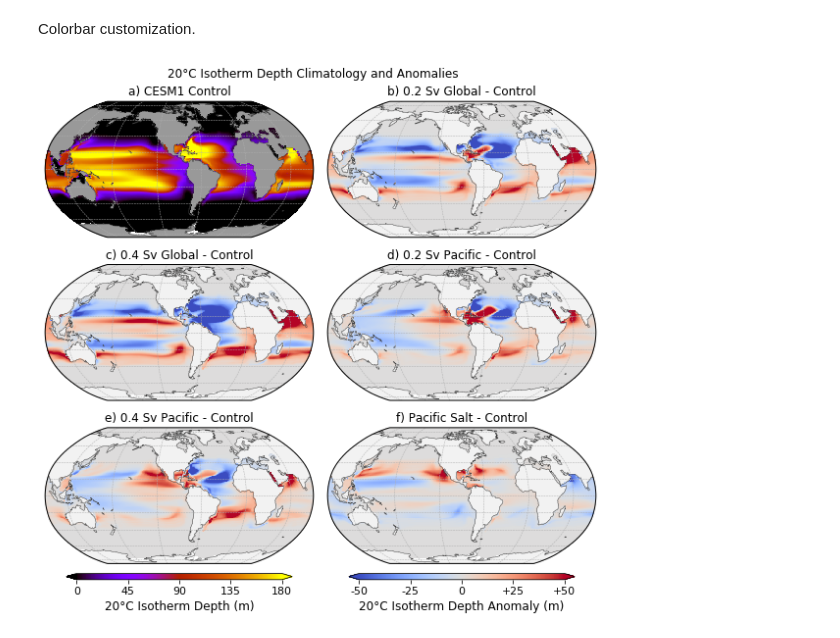
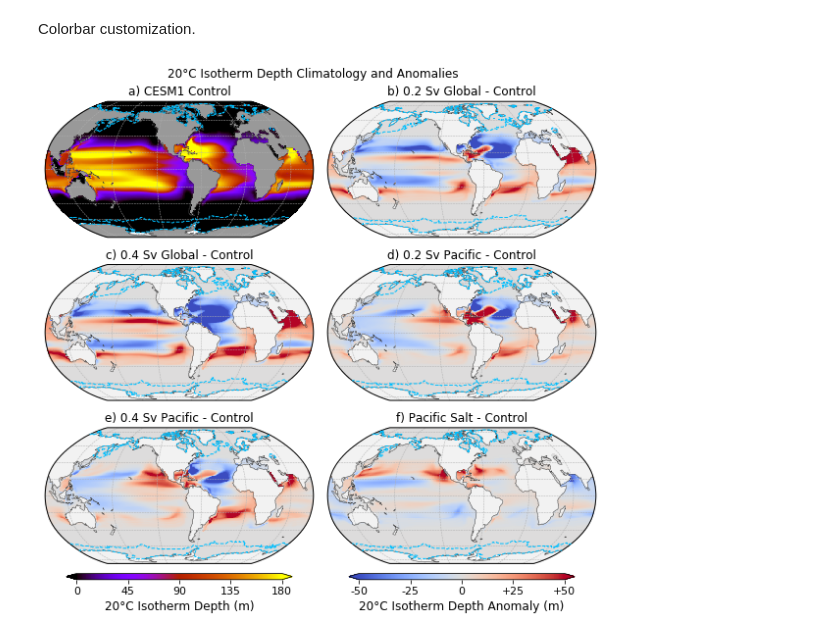
Before and after one commit to mariajmolina/climatico, a Jupyter notebook: notebooks/figures/fig4_mean_isotherms.ipynb, the cells around one changed output. Cells and saved outputs as stored; diff of their text form; code cells hidden in the pictures.

Commit message:
updated figures for peer review

```diff
--- a/notebooks/figures/fig4_mean_isotherms.ipynb
+++ b/notebooks/figures/fig4_mean_isotherms.ipynb
@@ -73,6 +72,7 @@ Grab SSTs for periods of interest. CESM1 control, AMOC collapse, and PMOC active
 ds_g02sv = xr.open_mfdataset(f'{directory_data}{file_g02sv}', combine='by_coords')
 # fix time coords
 ds_g02sv = ds_g02sv.assign_coords(time=ds_g02sv.coords['time'] - timedelta(days=17))
+seaice_g02sv = xr.where(ds_g02sv.isel(z_t=0)['SST'].min('time')<=-1.8,1,0).values
 # grab lat lon for later
 lat = ds_g02sv['lat'].values
 lon = ds_g02sv['lon'].values
@@ -83,6 +83,7 @@ ds_g02sv = ds_g02sv.isel(z_t=0)['SST'].sel(time=slice(cftime.DatetimeNoLeap(
 ds_g04sv = xr.open_mfdataset(f'{directory_data}{file_g04sv}', combine='by_coords')
 # fix time coords
 ds_g04sv = ds_g04sv.assign_coords(time=ds_g04sv.coords['time'] - timedelta(days=17))
+seaice_g04sv = xr.where(ds_g04sv.isel(z_t=0)['SST'].min('time')<=-1.8,1,0).values
 # extract amoc collapse period
 ds_g04sv = ds_g04sv.isel(z_t=0)['SST'].sel(time=slice(cftime.DatetimeNoLeap(
     201, 1, 1, 0, 0),cftime.DatetimeNoLeap(501, 1, 1, 0, 0))).resample(time='AS').mean(skipna=True).mean(dim=['time'],skipna=True).values
@@ -90,6 +91,7 @@ ds_g04sv = ds_g04sv.isel(z_t=0)['SST'].sel(time=slice(cftime.DatetimeNoLeap(
 ds_p02sv = xr.open_mfdataset(f'{directory_data}{file_p02sv}', combine='by_coords')
 # fix time coords
 ds_p02sv = ds_p02sv.assign_coords(time=ds_p02sv.coords['time'] - timedelta(days=17))
+seaice_p02sv = xr.where(ds_p02sv.isel(z_t=0)['SST'].min('time')<=-1.8,1,0).values
 # extract amoc collapse period
 ds_p02sv = ds_p02sv.isel(z_t=0)['SST'].sel(time=slice(cftime.DatetimeNoLeap(
     201, 1, 1, 0, 0),cftime.DatetimeNoLeap(501, 1, 1, 0, 0))).resample(time='AS').mean(skipna=True).mean(dim=['time'],skipna=True).values
@@ -97,6 +99,7 @@ ds_p02sv = ds_p02sv.isel(z_t=0)['SST'].sel(time=slice(cftime.DatetimeNoLeap(
 ds_p04sv = xr.open_mfdataset(f'{directory_data}{file_p04sv}', combine='by_coords')
 # fix time coords
 ds_p04sv = ds_p04sv.assign_coords(time=ds_p04sv.coords['time'] - timedelta(days=17))
+seaice_p04sv = xr.where(ds_p04sv.isel(z_t=0)['SST'].min('time')<=-1.8,1,0).values
 # extract amoc collapse period
 ds_p04sv = ds_p04sv.isel(z_t=0)['SST'].sel(time=slice(cftime.DatetimeNoLeap(
     201, 1, 1, 0, 0),cftime.DatetimeNoLeap(501, 1, 1, 0, 0))).resample(time='AS').mean(skipna=True).mean(dim=['time'],skipna=True).values
@@ -104,6 +107,7 @@ ds_p04sv = ds_p04sv.isel(z_t=0)['SST'].sel(time=slice(cftime.DatetimeNoLeap(
 ds_psalt = xr.open_mfdataset(f'{directory_data}{file_psalt}', combine='by_coords')
 # fix time coords
 ds_psalt = ds_psalt.assign_coords(time=ds_psalt.coords['time'] - timedelta(days=17))
+seaice_psalt = xr.where(ds_psalt.isel(z_t=0)['SST'].min('time')<=-1.8,1,0).values
 # extract pmoc active period
 ds_psalt = ds_psalt.isel(z_t=0)['SST'].sel(time=slice(cftime.DatetimeNoLeap(
     101, 1, 1, 0, 0),cftime.DatetimeNoLeap(251, 1, 1, 0, 0))).resample(time='AS').mean(skipna=True).mean(dim=['time'],skipna=True).values
@@ -111,6 +115,7 @@ ds_psalt = ds_psalt.isel(z_t=0)['SST'].sel(time=slice(cftime.DatetimeNoLeap(
 ds_cntrl = xr.open_mfdataset(f'{directory_data}{file_cntrl}', combine='by_coords')
 # fix time coords
 ds_cntrl = ds_cntrl.assign_coords(time=ds_cntrl.coords['time'] - timedelta(days=17))
+seaice_cntrl = xr.where(ds_cntrl.isel(z_t=0)['SST'].min('time')<=-1.8,1,0).values
 # extract equivalent control
 ds_cntrl = ds_cntrl.isel(z_t=0)['SST'].sel(time=slice(cftime.DatetimeNoLeap(
     800, 1, 1, 0, 0),cftime.DatetimeNoLeap(1600, 1, 1, 0, 0))).resample(time='AS').mean(skipna=True).mean(dim=['time'],skipna=True).values
@@ -290,6 +295,10 @@ ax1.set_title('a) CESM1 Control', fontsize=12)
 data, lons = add_cyclic_point(cntrl_20c * 0.01, coord=lon)
 cs1 = ax1.pcolormesh(lons, lat, data, cmap='gnuplot', vmin=0, vmax=180, transform=ccrs.PlateCarree())
 
+iceline, _ = add_cyclic_point(seaice_cntrl, coord=lon)
+ax1.contour(lons, lat, iceline.data, colors='deepskyblue',
+            levels=[0,1], linewidths=1., linestyles='dashed', transform=ccrs.PlateCarree(), zorder=30)
+
 ax1.coastlines(resolution='110m', color='0.25', linewidth=0.5)
 ax1.add_feature(cartopy.feature.LAND, facecolor='0.6')
 ax1.gridlines(linestyle='--', linewidth=0.5)
@@ -301,6 +310,10 @@ ax2.set_title('b) 0.2 Sv Global - Control', fontsize=12)
 
 data, lons = add_cyclic_point((g02sv_20c-cntrl_20c) * 0.01, coord=lon)
 cs2 = ax2.pcolormesh(lons, lat, data, cmap='coolwarm', vmin=vanom1, vmax=vanom2, transform=ccrs.PlateCarree())
+
+iceline, _ = add_cyclic_point(seaice_g02sv, coord=lon)
+ax2.contour(lons, lat, iceline.data, colors='deepskyblue',
+            levels=[0,1], linewidths=1., linestyles='dashed', transform=ccrs.PlateCarree(), zorder=30)
 
 ax2.coastlines(resolution='110m', color='0.25', linewidth=0.5)
 ax2.add_feature(cartopy.feature.LAND, facecolor='0.95')
@@ -314,6 +327,10 @@ ax3.set_title('c) 0.4 Sv Global - Control', fontsize=12)
 data, lons = add_cyclic_point((g04sv_20c-cntrl_20c) * 0.01, coord=lon)
 ax3.pcolormesh(lons, lat, data, cmap='coolwarm', vmin=vanom1, vmax=vanom2, transform=ccrs.PlateCarree())
 
+iceline, _ = add_cyclic_point(seaice_g04sv, coord=lon)
+ax3.contour(lons, lat, iceline.data, colors='deepskyblue',
+            levels=[0,1], linewidths=1., linestyles='dashed', transform=ccrs.PlateCarree(), zorder=30)
+
 ax3.coastlines(resolution='110m', color='0.25', linewidth=0.5)
 ax3.add_feature(cartopy.feature.LAND, facecolor='0.95')
 ax3.gridlines(linestyle='--', linewidth=0.5)
@@ -325,6 +342,10 @@ ax4.set_title('d) 0.2 Sv Pacific - Control', fontsize=12)
 
 data, lons = add_cyclic_point((p02sv_20c-cntrl_20c) * 0.01, coord=lon)
 ax4.pcolormesh(lons, lat, data, cmap='coolwarm', vmin=vanom1, vmax=vanom2, transform=ccrs.PlateCarree())
+
+iceline, _ = add_cyclic_point(seaice_p02sv, coord=lon)
+ax4.contour(lons, lat, iceline.data, colors='deepskyblue',
+            levels=[0,1], linewidths=1., linestyles='dashed', transform=ccrs.PlateCarree(), zorder=30)
 
 ax4.coastlines(resolution='110m', color='0.25', linewidth=0.5)
 ax4.add_feature(cartopy.feature.LAND, facecolor='0.95')
@@ -338,6 +359,10 @@ ax5.set_title('e) 0.4 Sv Pacific - Control', fontsize=12)
 data, lons = add_cyclic_point((p04sv_20c-cntrl_20c) * 0.01, coord=lon)
 ax5.pcolormesh(lons, lat, data, cmap='coolwarm', vmin=vanom1, vmax=vanom2, transform=ccrs.PlateCarree())
 
+iceline, _ = add_cyclic_point(seaice_p04sv, coord=lon)
+ax5.contour(lons, lat, iceline.data, colors='deepskyblue',
+            levels=[0,1], linewidths=1., linestyles='dashed', transform=ccrs.PlateCarree(), zorder=30)
+
 ax5.coastlines(resolution='110m', color='0.25', linewidth=0.5)
 ax5.add_feature(cartopy.feature.LAND, facecolor='0.95')
 ax5.gridlines(linestyle='--', linewidth=0.5)
@@ -349,35 +374,40 @@ ax6.set_title('f) Pacific Salt - Control', fontsize=12)
 
 data, lons = add_cyclic_point((psalt_20c-cntrl_20c) * 0.01, coord=lon)
 ax6.pcolormesh(lons, lat, data, cmap='coolwarm', vmin=vanom1, vmax=vanom2, transform=ccrs.PlateCarree())
+
+iceline, _ = add_cyclic_point(seaice_psalt, coord=lon)
+ax6.contour(lons, lat, iceline.data, colors='deepskyblue',
+            levels=[0,1], linewidths=1., linestyles='dashed', transform=ccrs.PlateCarree(), zorder=30)
 
 ax6.coastlines(resolution='110m', color='0.25', linewidth=0.5)
 ax6.add_feature(cartopy.feature.LAND, facecolor='0.95')
 ax6.gridlines(linestyle='--', linewidth=0.5)
 
 # -------------- colorbars
 
 cbar_ax = fig.add_axes([0.0375, -0.005, 0.4, 0.0125])
 ticks_1 = [0,45,45*2,45*3,180]
 cbar = fig.colorbar(cs1, cax=cbar_ax, ticks=ticks_1[:],
                     orientation='horizontal', extend='both')
 cbar.ax.tick_params(labelsize=11)
 cbar.set_label(r'20'+a+'C Isotherm Depth (m)', fontsize=12)
 
 # --------------
 
 cbar_ax = fig.add_axes([0.5375, -0.005, 0.4, 0.0125])
 ticks_1 = [-50,-25,0,25,50]
 cbar = fig.colorbar(cs2, cax=cbar_ax, ticks=ticks_1[:],
                     orientation='horizontal', extend='both')
 cbar.ax.set_xticklabels(['-50','-25','0','+25','+50'])
 cbar.ax.tick_params(labelsize=11)
 cbar.set_label(r'20'+a+'C Isotherm Depth Anomaly (m)', fontsize=12)
 
 # --------------
 
 plt.savefig(f'{directory_figs}amocenso_fig4.png', bbox_inches='tight', dpi=200)
+plt.savefig(f'{directory_figs}amocenso_fig4.pdf', bbox_inches='tight', dpi=500)
 plt.show()
 
 # --------------
 # %% [output]
-[figure, old version]
+[figure, new version]
```
Also changed, not shown: parts of 1 cell of this notebook, 22 other files.
